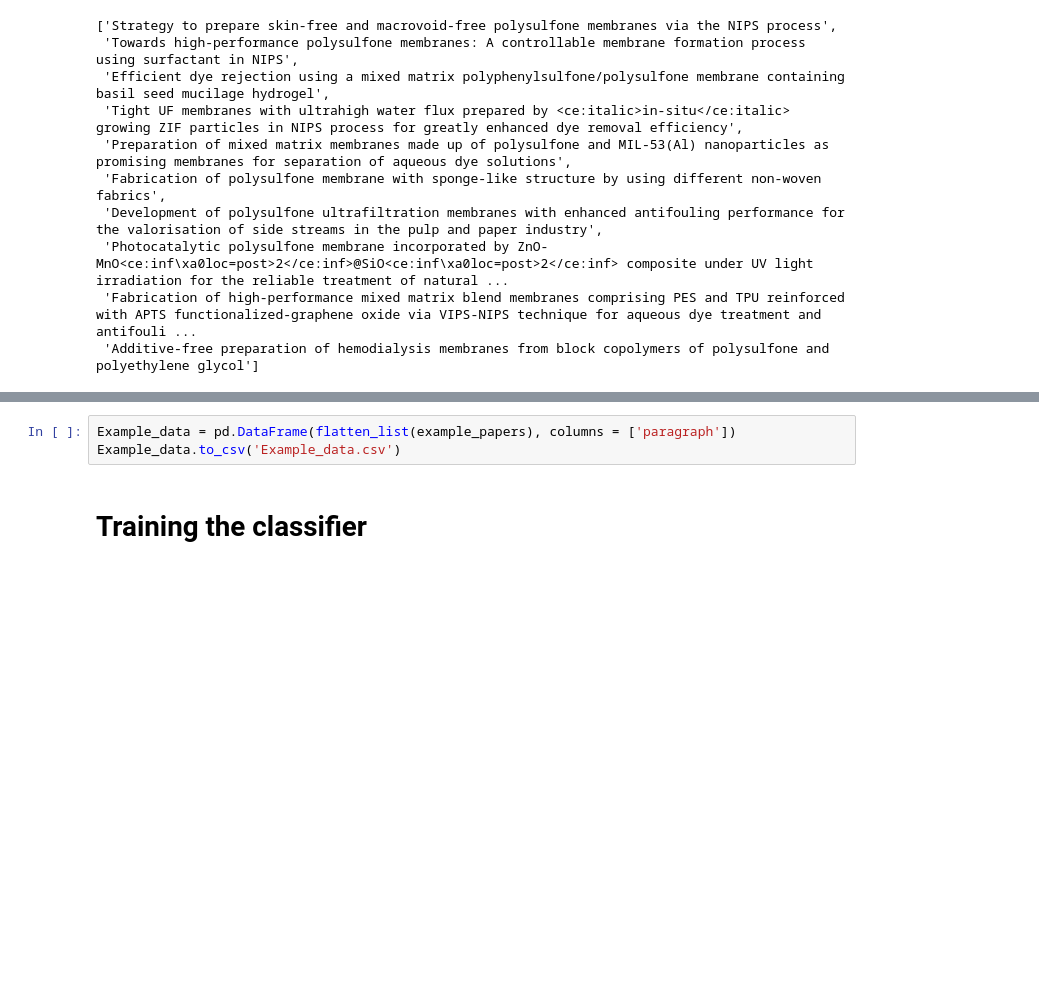
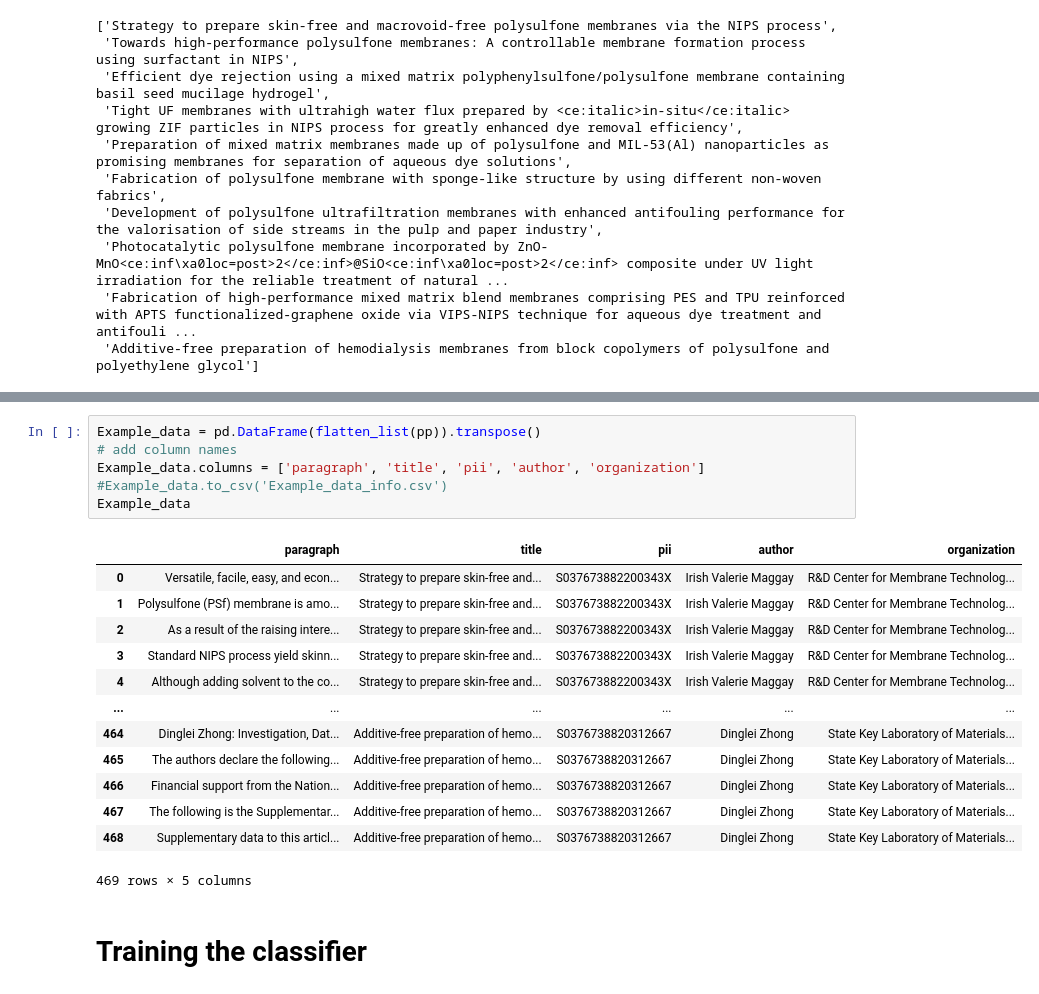
Before and after one commit to Toniaac/Membrane-NLP, a Jupyter notebook: Elsevier API/Elsevier_API_Classify.ipynb, the cells around one changed output, grey strips where cells are left out. Drawn from its saved outputs; the diff is of its cells as text; blank space fills up the shorter version.

```diff
--- a/Elsevier API/Elsevier_API_Classify.ipynb
+++ b/Elsevier API/Elsevier_API_Classify.ipynb
@@ -132,6 +211,23 @@ def flatten_list(_2d_list):
 # %%
-Example_data = pd.DataFrame(flatten_list(example_papers), columns = ['paragraph'])
-Example_data.to_csv('Example_data.csv')
+Example_data = pd.DataFrame(flatten_list(pp)).transpose()
+# add column names
+Example_data.columns = ['paragraph', 'title', 'pii', 'author', 'organization']
+#Example_data.to_csv('Example_data_info.csv')
+Example_data
+# %% [output]
+|  | paragraph | title | pii | author | organization |
+| 0 | Versatile, facile, easy, and econ... | Strategy to prepare skin-free and... | S037673882200343X | Irish Valerie Maggay | R&D Center for Membrane Technolog... |
+| 1 | Polysulfone (PSf) membrane is amo... | Strategy to prepare skin-free and... | S037673882200343X | Irish Valerie Maggay | R&D Center for Membrane Technolog... |
+| 2 | As a result of the raising intere... | Strategy to prepare skin-free and... | S037673882200343X | Irish Valerie Maggay | R&D Center for Membrane Technolog... |
+| 3 | Standard NIPS process yield skinn... | Strategy to prepare skin-free and... | S037673882200343X | Irish Valerie Maggay | R&D Center for Membrane Technolog... |
+| 4 | Although adding solvent to the co... | Strategy to prepare skin-free and... | S037673882200343X | Irish Valerie Maggay | R&D Center for Membrane Technolog... |
+| ... | ... | ... | ... | ... | ... |
+| 464 | Dinglei Zhong: Investigation, Dat... | Additive-free preparation of hemo... | S0376738820312667 | Dinglei Zhong | State Key Laboratory of Materials... |
+| 465 | The authors declare the following... | Additive-free preparation of hemo... | S0376738820312667 | Dinglei Zhong | State Key Laboratory of Materials... |
+| 466 | Financial support from the Nation... | Additive-free preparation of hemo... | S0376738820312667 | Dinglei Zhong | State Key Laboratory of Materials... |
+| 467 | The following is the Supplementar... | Additive-free preparation of hemo... | S0376738820312667 | Dinglei Zhong | State Key Laboratory of Materials... |
+| 468 | Supplementary data to this articl... | Additive-free preparation of hemo... | S0376738820312667 | Dinglei Zhong | State Key Laboratory of Materials... |
+469 rows × 5 columns
 # %% [markdown]
 # Training the classifier
 # %%
```
Also changed, not shown: parts of 19 cells of this notebook, 2 other files.
